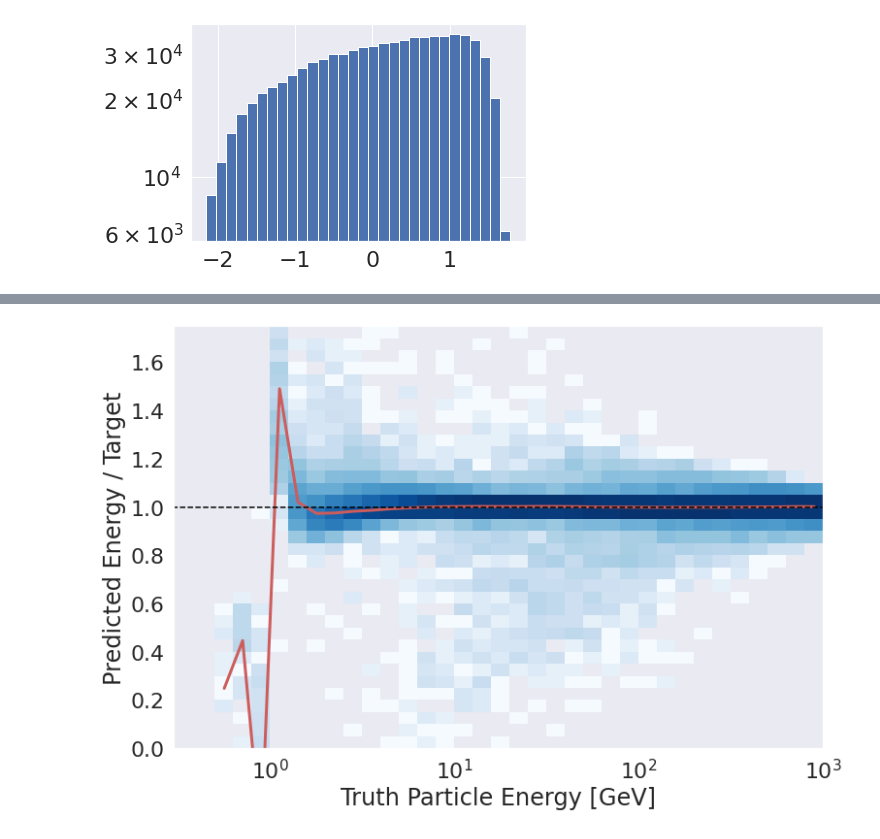
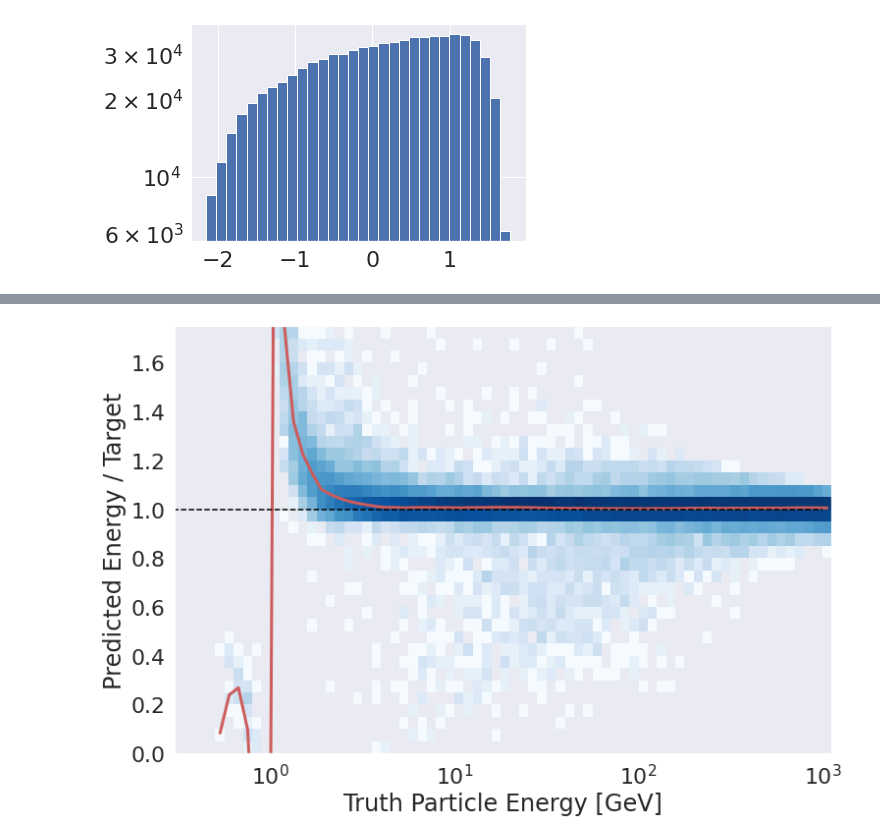
Before and after one commit to atlas-calo-ml/gn4pions_eastbay, a Jupyter notebook: simple_regression_model.ipynb, the cells around one changed output, grey strips where cells are left out. Cells and saved outputs as stored; diff of their text form; code cells hidden in the pictures.

```diff
--- a/simple_regression_model.ipynb
+++ b/simple_regression_model.ipynb
@@ -209,32 +209,32 @@ plt.hist(test.nn_score/test.log10_truth_particle_e, bins=np.linspace(0.9,1.1,40)
 # %%
 ### Response median plot
 import scipy.stats as stats
 from matplotlib.colors import ListedColormap
 from matplotlib.colors import LogNorm
 
 x = test.truth_particle_e
 y = test.nn_score/test.log10_truth_particle_e
 
-xbin = [10**exp for exp in np.arange(-1., 3.1, 0.1)]
+xbin = [10**exp for exp in np.arange(-1., 3.1, 0.05)]
 ybin = np.arange(0., 3.1, 0.05)
 xcenter = [(xbin[i] + xbin[i+1]) / 2 for i in range(len(xbin)-1)]
 profileXMed = stats.binned_statistic(
     x, y, bins=xbin, statistic='median').statistic
 
 c_map = ListedColormap(sns.color_palette("Blues", n_colors=100).as_hex())
 fig = plt.figure(figsize=(12,8))
 fig.patch.set_facecolor('white')
 plt.hist2d(x, y, bins=[xbin, ybin], norm=LogNorm(),zorder = -1, cmap=c_map);
 plt.plot(np.array(xcenter), np.array(profileXMed), color='indianred', linewidth=3)
 plt.plot([0.1, 1000], [1, 1], linestyle='--', color='black');
 plt.xscale('log')
 plt.ylim(0, 1.75)
 plt.xlim(0.3, )
 plt.xlabel('Truth Particle Energy [GeV]')
 plt.ylabel('Predicted Energy / Target');
-np.savez('pub_note_results/response_median_simple.npz', response_median=profileXMed, xcenter=xcenter)
+np.savez('pub_note_results/response_medians_simple.npz', response_median=profileXMed, xcenter=xcenter)
 # %% [output]
-[figure, old version]
+[figure, new version]
 # %%
 ### IQR plot
 
```
Also changed, not shown: parts of 4 cells of this notebook, 2 other files.
